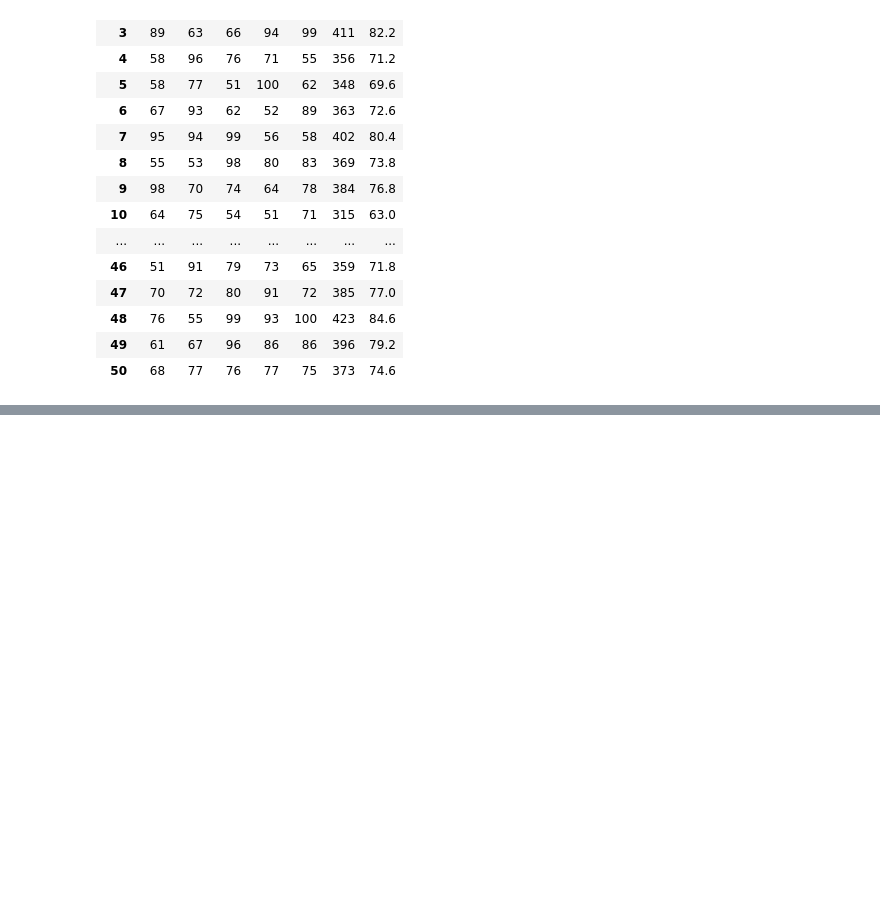
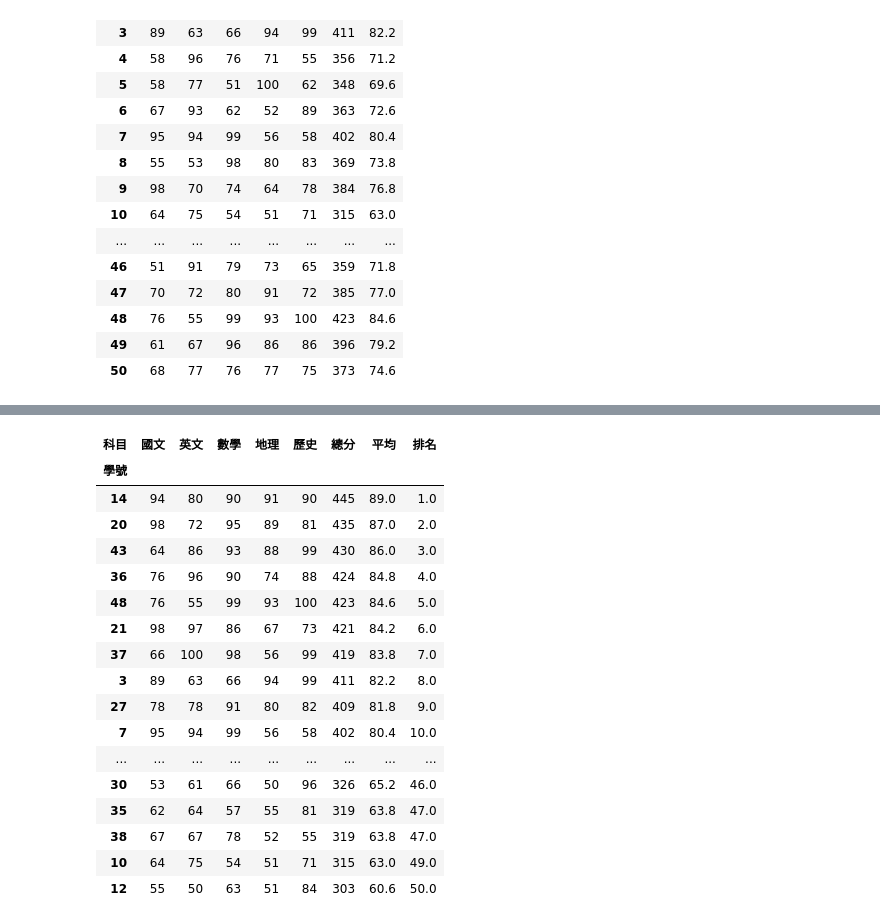
Before and after one commit to Antinomy1553922/python-AI-, a Jupyter notebook: lesson19/lesson19_1.ipynb, the cells around one changed output, grey strips where cells are left out. Drawn from its saved outputs; the diff is of its cells as text; code cells hidden in the pictures; blank space fills up the shorter version.

```diff
--- a/lesson19/lesson19_1.ipynb
+++ b/lesson19/lesson19_1.ipynb
@@ -171,0 +194,21 @@ scores_pd
+# %%
+scores_pd.sort_values(by='排名') #排序 buy='欄位名稱'
+# %% [output]
+| 科目 | 國文 | 英文 | 數學 | 地理 | 歷史 | 總分 | 平均 | 排名 |
+| 學號 |  |  |  |  |  |  |  |  |
+| 14 | 94 | 80 | 90 | 91 | 90 | 445 | 89.0 | 1.0 |
+| 20 | 98 | 72 | 95 | 89 | 81 | 435 | 87.0 | 2.0 |
+| 43 | 64 | 86 | 93 | 88 | 99 | 430 | 86.0 | 3.0 |
+| 36 | 76 | 96 | 90 | 74 | 88 | 424 | 84.8 | 4.0 |
+| 48 | 76 | 55 | 99 | 93 | 100 | 423 | 84.6 | 5.0 |
+| 21 | 98 | 97 | 86 | 67 | 73 | 421 | 84.2 | 6.0 |
+| 37 | 66 | 100 | 98 | 56 | 99 | 419 | 83.8 | 7.0 |
+| 3 | 89 | 63 | 66 | 94 | 99 | 411 | 82.2 | 8.0 |
+| 27 | 78 | 78 | 91 | 80 | 82 | 409 | 81.8 | 9.0 |
+| 7 | 95 | 94 | 99 | 56 | 58 | 402 | 80.4 | 10.0 |
+| ... | ... | ... | ... | ... | ... | ... | ... | ... |
+| 30 | 53 | 61 | 66 | 50 | 96 | 326 | 65.2 | 46.0 |
+| 35 | 62 | 64 | 57 | 55 | 81 | 319 | 63.8 | 47.0 |
+| 38 | 67 | 67 | 78 | 52 | 55 | 319 | 63.8 | 47.0 |
+| 10 | 64 | 75 | 54 | 51 | 71 | 315 | 63.0 | 49.0 |
+| 12 | 55 | 50 | 63 | 51 | 84 | 303 | 60.6 | 50.0 |
```
Also changed, not shown: parts of 1 cell of this notebook.
